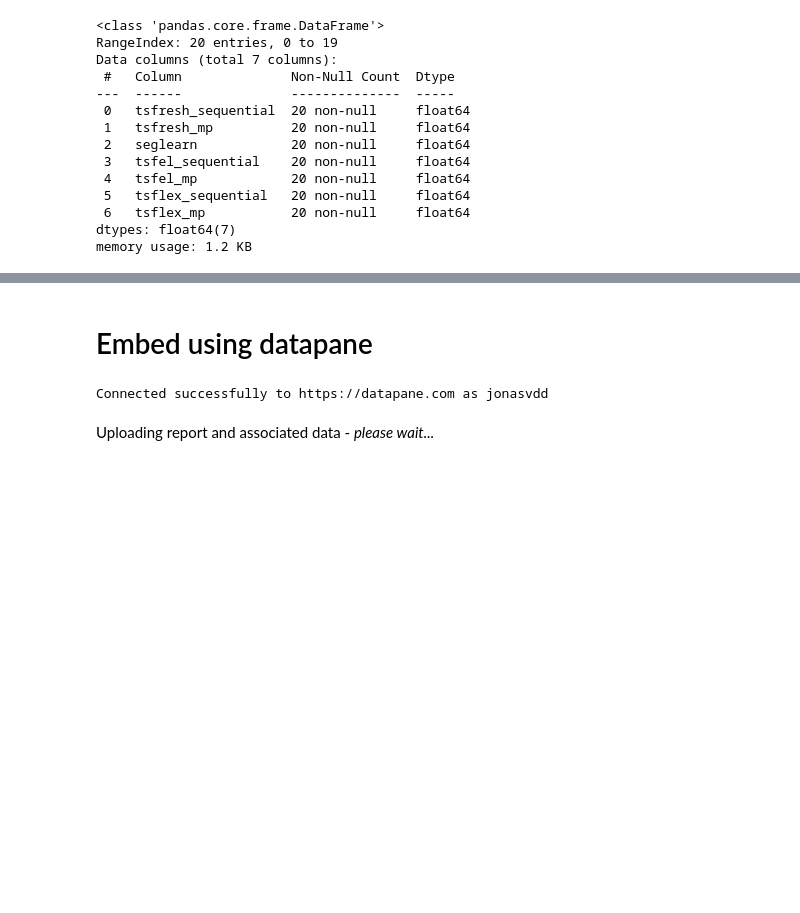
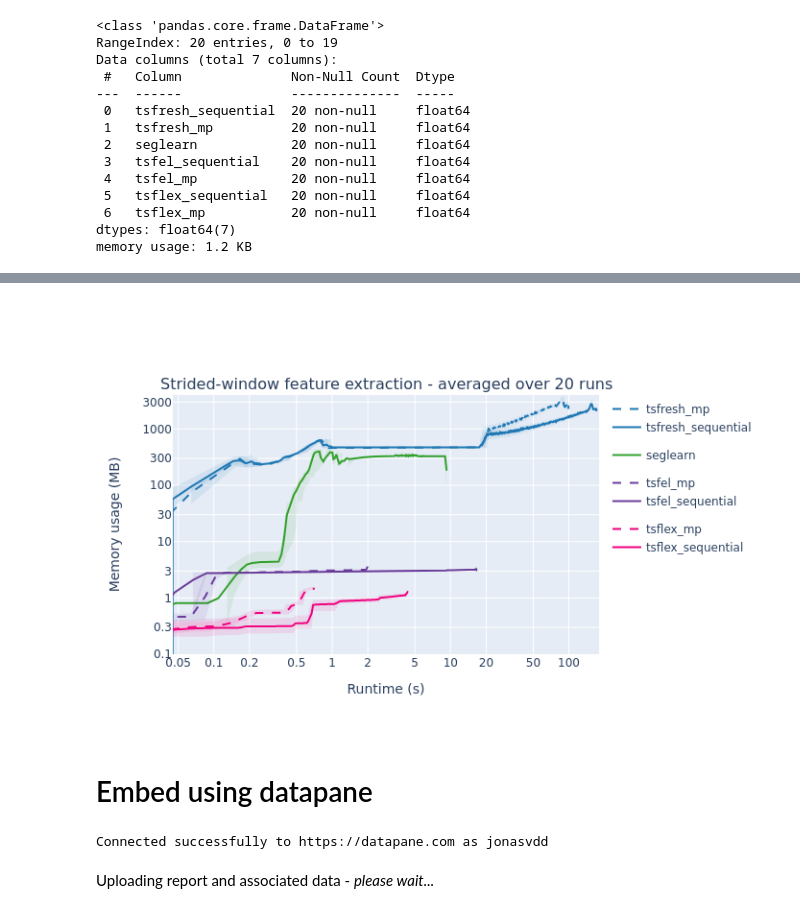
Before and after one commit to predict-idlab/tsflex-benchmarking, a Jupyter notebook: code/benchmark_visualizations.ipynb, the cells around one changed output, grey strips where cells are left out. Saved outputs shown, nothing was run; the diff lists cells and outputs as text; code cells hidden in the pictures; blank space fills up the shorter version.

Commit message:
:fire: updated benchmark visualization code

```diff
--- a/code/benchmark_visualizations.ipynb
+++ b/code/benchmark_visualizations.ipynb
@@ -158,22 +173,9 @@ x_tickvals = list(sum([[i * (10 ** pw) for i in [1, 2, 5]] for pw in range(-2, 3
 colors = [
     "#1f78b4",
     "#33a02c",
-    #     "#fb9a99",
-    #     "#e31a1c",
-    #     "#fdbf6f",
-    #     "#ff7f00",
-    #     "#cab2d6",
     "#6a3d9a",
-    #     "#ffff99",
-    #     "#b15928",
-    #     "#7fc97f",
-    #     "#beaed4",
-    #     "#fdc086",
-    #     "#ffff99",
-    #     "#386cb0",
     "#f0027f",
     "#bf5b17",
-    "#666666",
 ]
 
 fig = make_subplots(
@@ -185,12 +187,13 @@ fig = make_subplots(
 
 
 fig.update_layout(height=500)
-fig.update_yaxes(type="log", tickvals=y_tickvals)
+fig.update_yaxes(type="log", tickvals=y_tickvals, range=[np.log10(0.1), np.log10(4000)])
 fig.update_yaxes(title_text="Memory usage (MB)")
 fig.update_xaxes(
     type="log",
     tickvals=x_tickvals,
-)  # range=[-1, 2.3], )
+    range=[np.log10(0.045), np.log10(180)]
+)
 fig.update_xaxes(title_text="Runtime (s)")
 
 
@@ -226,12 +229,31 @@ for i, (benchmark_name, (df_mem, df_cpu)) in enumerate(benchmark_dict.items()):
     )
 
     color_str = colors[color_idx]
+    idx = df_mem[df_mem['q10'] > 0.06 * 1e6].index.values[0]
+    df_mem = df_mem[idx:]
     rgb_vals = [str(int(color_str.lstrip("#")[i : i + 2], 16)) for i in (0, 2, 4)]
     fig.add_trace(
         go.Scatter(
-            name="upper memory bound",
+            name="lower memory bound (q10)",
             x=df_mem.index.total_seconds(),
-            y=df_mem["max_rss"] / 1e6,
+            y=df_mem["q10"] / 1e6,
+            marker=dict(color="#444"),
+            line=dict(width=0),
+            mode="lines",
+            # fillcolor=f"rgba({', '.join(rgb_vals)}, 0.1)",
+            # fill="tonexty",
+            showlegend=False,  # first
+            legendgroup=library,
+        ),
+        row=1,
+        col=1,
+    )
+
+    fig.add_trace(
+        go.Scatter(
+            name="upper memory bound (q90)",
+            x=df_mem.index.total_seconds(),
+            y=df_mem["q90"] / 1e6,
             marker=dict(color="#444"),
             line=dict(width=0),
             mode="lines",
@@ -263,33 +285,36 @@ updatemenus = [
         ),
         direction="down",
         showactive=True,
         pad={"r": 10, "t": 10},
         yanchor="top",
         y=0.9,
     ),
     dict(
         buttons=list(
             [
                 dict(
                     args=[{"xaxis": {"type": "log", "title": "Runtime (s)"}}],
                     label="X-axis: Log",
                     method="relayout",
                 ),
                 dict(
                     args=[{"xaxis": {"type": "linear", "title": "Runtime (s)"}}],
                     label="X-axis: Linear",
                     method="relayout",
                 ),
             ]
         ),
         direction="down",
         showactive=True,
         pad={"r": 10, "t": 10},
         y=1.05,
         yanchor="top",
     ),
 ]
 
-
-fig.update_layout(updatemenus=updatemenus)
-fig.show()
+# fig.write_image("benchmark.png")
+# fig.update_layout(updatemenus=updatemenus)
+# fig.show()
+fig.show(renderer='png')
+# %% [output]
+[figure, added]
```
Also changed, not shown: parts of 8 cells of this notebook.
